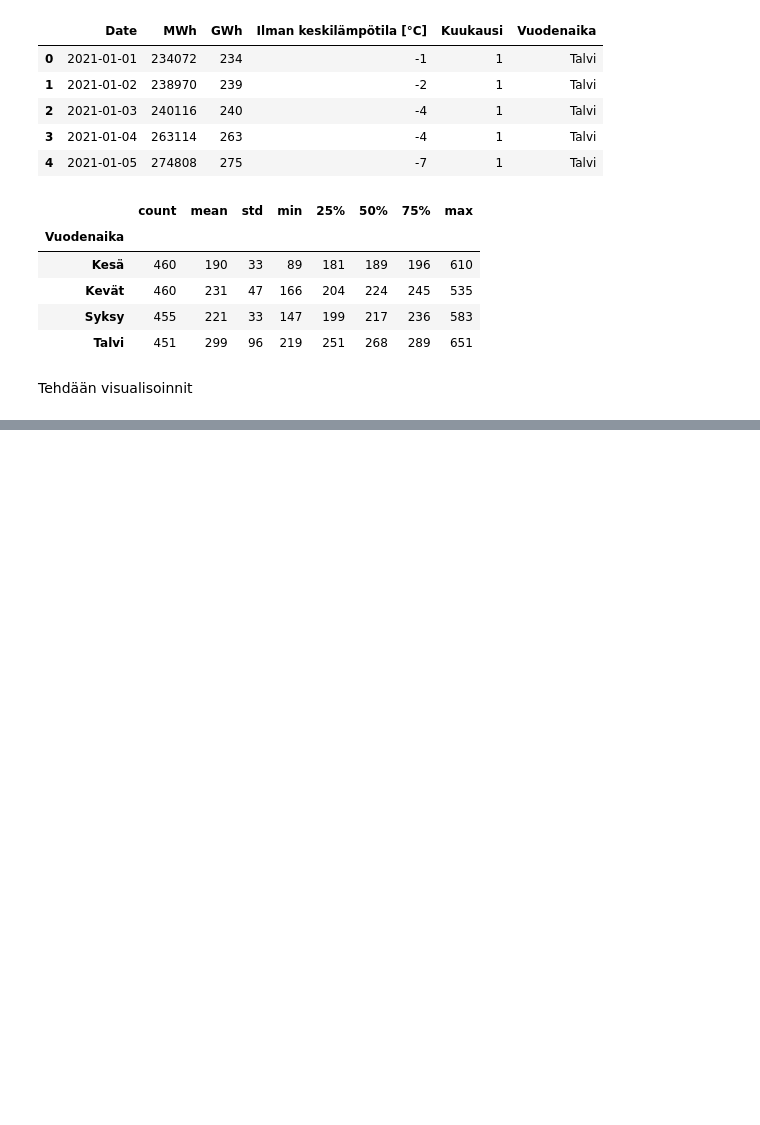
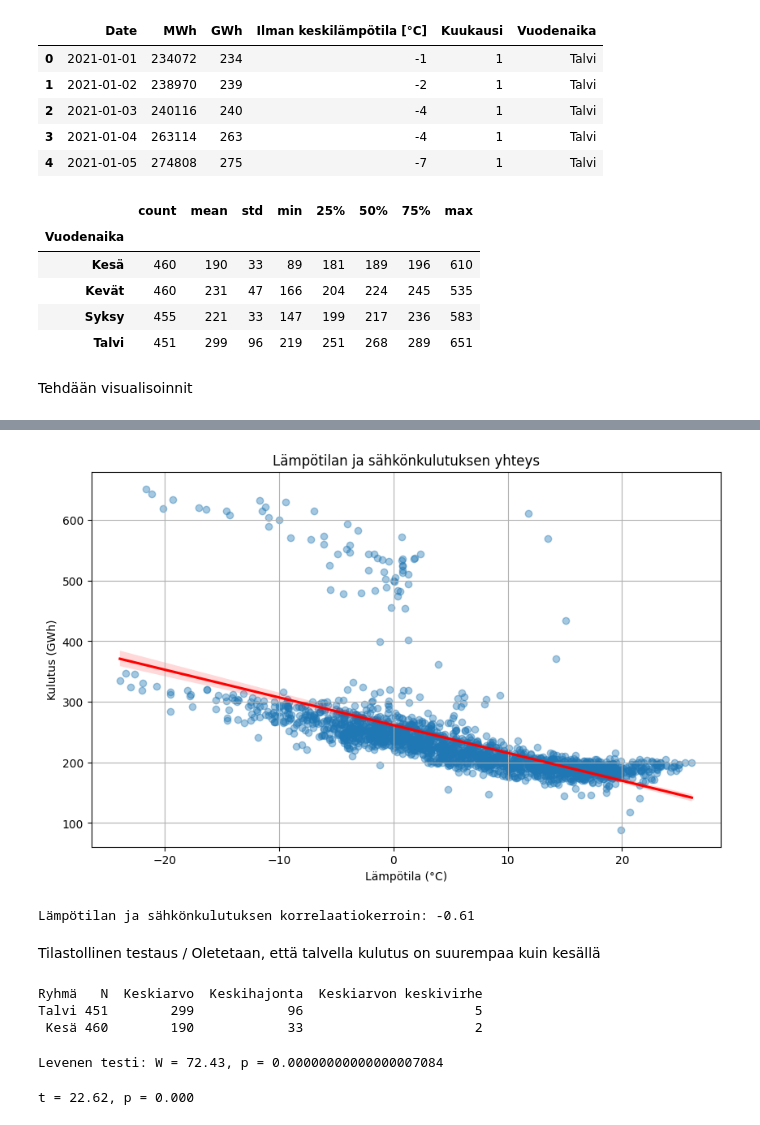
Before and after one commit to Mikko247365/electricity-weather-analysis, a Jupyter notebook: 2021-2025_analyysi.ipynb, the cells around one changed output, grey strips where cells are left out. Saved outputs shown, nothing was run; the diff lists cells and outputs as text; code cells hidden in the pictures; blank space fills up the shorter version.

```diff
--- a/2021-2025_analyysi.ipynb
+++ b/2021-2025_analyysi.ipynb
@@ -126,0 +177,53 @@ Tehdään visualisoinnit
+# %%
+#Hajontakaavio Lämpötilan ja sähkönkulutuksen yhteydestä
+plt.figure(figsize=(10, 6))
+
+sns.regplot(data=df, x=temperature, y="GWh", scatter_kws={"alpha": 0.4}, line_kws={"color": "red"})
+plt.title("Lämpötilan ja sähkönkulutuksen yhteys")
+plt.xlabel("Lämpötila (°C)")
+plt.ylabel("Kulutus (GWh)")
+plt.grid(True)
+plt.show()
+# %% [output]
+[figure, added]
+# %%
+#Korrelaatio lämpötilan ja sähkönkulutuksen välillä
+corr = df[temperature].corr(df["GWh"])
+
+print(f"Lämpötilan ja sähkönkulutuksen korrelaatiokerroin: {corr:.2f}")
+# %% [output]
+Lämpötilan ja sähkönkulutuksen korrelaatiokerroin: -0.61
+# %% [markdown]
+Tilastollinen testaus / Oletetaan, että talvella kulutus on suurempaa kuin kesällä
+# %%
+#Tehdään datasetit talvelle ja katsotaan yleisesti, miltä tilastot vaikuttavat
+talvi = df[df["Vuodenaika"] == "Talvi"]["GWh"]
+kesa = df[df["Vuodenaika"] == "Kesä"]["GWh"]
+
+yhteenveto = pd.DataFrame({
+    "Ryhmä": ["Talvi", "Kesä"],
+    "N" : [len(talvi), len(kesa)],
+    "Keskiarvo": [round(talvi.mean(), 2), round(kesa.mean(), 2)],
+    "Keskihajonta": [round(talvi.std(), 2), round(kesa.std(), 2)],
+    "Keskiarvon keskivirhe": [round(talvi.sem(), 2), round(kesa.sem(), 2)]
+})
+
+print(yhteenveto.to_string(index=False))
+# %% [output]
+Ryhmä   N  Keskiarvo  Keskihajonta  Keskiarvon keskivirhe
+Talvi 451        299            96                      5
+ Kesä 460        190            33                      2
+# %%
+#Tehdään Levenen testi 95% merkitsevyystasolla, jotta nähdään onko ryhmien varianssit yhtä suuret. Nollahypoteesi on,
+#että varianssit ovat yhtä suuret
+varianssi = stats.levene(talvi, kesa)
+print(f"Levenen testi: W = {varianssi.statistic:.2f}, p = {varianssi.pvalue:.20f}")
+# %% [output]
+Levenen testi: W = 72.43, p = 0.00000000000000007084
+# %%
+#Levenen testi osoitteaa, että variansseja ei voida olettaa yhtä suuriksi, jotan t-testissä käytetään euqual_var = False
+t_stat, p_arvo = stats.ttest_ind(talvi, kesa, equal_var=False)
+
+print(f"t = {t_stat:.2f}, p = {p_arvo:.3f}")
+# %% [output]
+t = 22.62, p = 0.000
```
Also changed, not shown: parts of 3 cells of this notebook.
